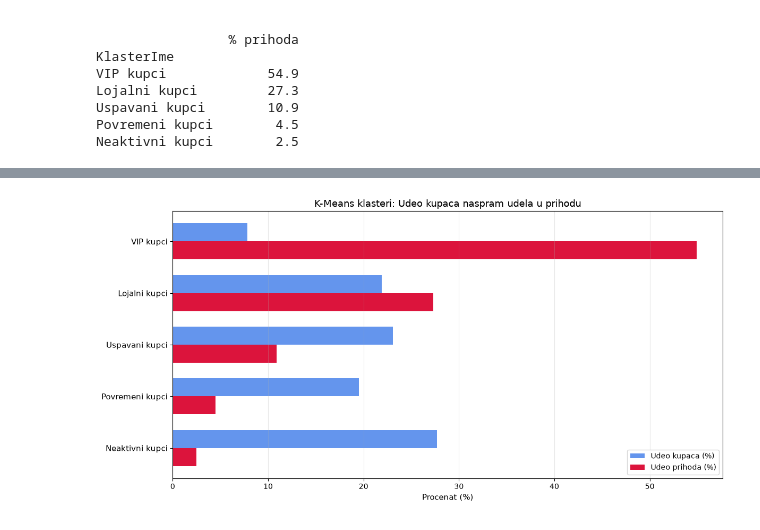
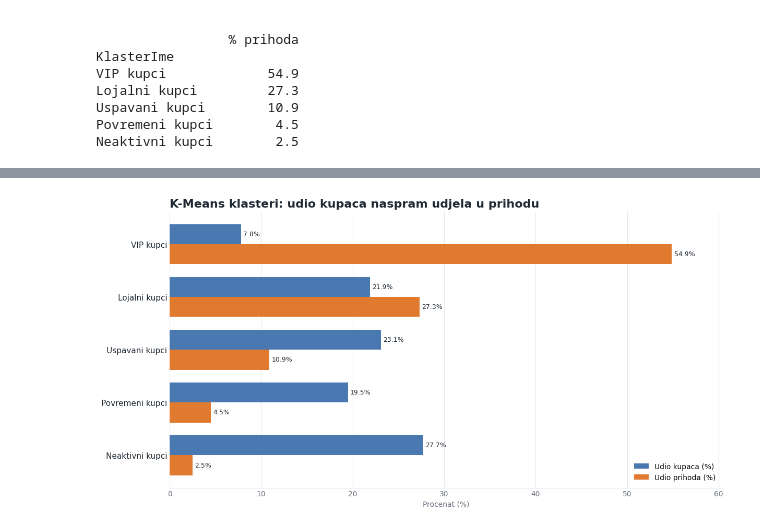
Before and after one commit to aaleksaacic/online-shop-analytics, a Jupyter notebook: notebooks/04_kmeans.ipynb, the cells around one changed output, grey strips where cells are left out. Saved outputs shown, nothing was run; the diff lists cells and outputs as text; code cells hidden in the pictures.

Commit message:
d4: clustering fix

```diff
--- a/notebooks/04_kmeans.ipynb
+++ b/notebooks/04_kmeans.ipynb
@@ -118,19 +105,16 @@ k=10: inercija=    2460  silueta=0.284
 # %%
-# Obučavanje modela sa k=5
 model = KMeans(n_clusters=5, random_state=42, n_init=10)
 rfm["Klaster"] = model.fit_predict(x_skalirano)
 
-# Dodeljivanje poslovnih imena na osnovu profila
-mapa_klastera = {
+cluster_map = {
     0: "Neaktivni kupci",
     1: "Lojalni kupci",
     2: "VIP kupci",
     3: "Uspavani kupci",
     4: "Povremeni kupci"
 }
-rfm["KlasterIme"] = rfm["Klaster"].map(mapa_klastera)
+rfm["KlasterIme"] = rfm["Klaster"].map(cluster_map)
 
-# Prikaz profila klastera
 profil = rfm.groupby("KlasterIme").agg(
     Kupaca=("CustomerID", "count"),
     Recency=("Recency", "mean"),
@@ -138,8 +122,8 @@ profil = rfm.groupby("KlasterIme").agg(
     Monetary=("Monetary", "mean"),
     Prihod=("Monetary", "sum"))
 
-profil["% kupaca"] = (profil.Kupaca / profil.Kupaca.sum() * 100).round(1)
-profil["% prihoda"] = (profil.Prihod / profil.Prihod.sum() * 100).round(1)
+profil["% kupaca"] = (profil["Kupaca"] / profil["Kupaca"].sum() * 100).round(1)
+profil["% prihoda"] = (profil["Prihod"] / profil["Prihod"].sum() * 100).round(1)
 
 print("Profil K-Means klastera:")
 print(profil.round(1).sort_values("% prihoda", ascending=False))
@@ -171,22 +147,44 @@ Neaktivni kupci        2.5
 # %%
-# Vizuelizacija strukture klastera: % kupaca vs % prihoda
-profil_sorted = profil.sort_values("% prihoda", ascending=True)
+INK, MUTED, GRID = "#1f2933", "#6b7280", "#e5e7eb"
+BASE, ACCENT = "#4a78b0", "#e07a2f"
 
-fig, ax = plt.subplots(figsize=(12, 6))
-y = np.arange(len(profil_sorted))
-height = 0.35
 
-ax.barh(y + height/2, profil_sorted["% kupaca"], height=height, label="Udeo kupaca (%)", color="cornflowerblue")
-ax.barh(y - height/2, profil_sorted["% prihoda"], height=height, label="Udeo prihoda (%)", color="crimson")
+def plot_customer_vs_revenue_share(df_plot, customers_col, revenue_col, title):
+    data = df_plot.sort_values(revenue_col, ascending=True)
 
-ax.set_yticks(y)
-ax.set_yticklabels(profil_sorted.index, fontsize=11)
-ax.set_xlabel("Procenat (%)", fontsize=11)
-ax.set_title("K-Means klasteri: Udeo kupaca naspram udela u prihodu", fontsize=13)
-ax.legend(loc="lower right")
-ax.grid(axis="x", alpha=0.3)
+    fig, ax = plt.subplots(figsize=(12, 6), constrained_layout=True)
+    y = np.arange(len(data))
+    height = 0.38
 
-plt.tight_layout()
-plt.show()
+    customer_bars = ax.barh(y + height / 2, data[customers_col], height=height,
+                            label="Udio kupaca (%)", color=BASE)
+    revenue_bars = ax.barh(y - height / 2, data[revenue_col], height=height,
+                           label="Udio prihoda (%)", color=ACCENT)
+
+    ax.bar_label(customer_bars, fmt="%.1f%%", padding=3, fontsize=9, color=INK)
+    ax.bar_label(revenue_bars, fmt="%.1f%%", padding=3, fontsize=9, color=INK)
+
+    ax.set_yticks(y)
+    ax.set_yticklabels(data.index, fontsize=11, color=INK)
+    ax.set_xlabel("Procenat (%)", color=MUTED)
+    ax.set_title(title, loc="left", fontsize=16, fontweight="bold", color=INK)
+    ax.margins(x=0.1)
+
+    ax.tick_params(axis="x", colors=MUTED, length=0)
+    ax.tick_params(axis="y", length=0)
+    ax.set_axisbelow(True)
+    ax.xaxis.grid(True, color=GRID, linewidth=0.8)
+    for side in ("top", "right", "left"):
+        ax.spines[side].set_visible(False)
+    ax.spines["bottom"].set_color(GRID)
+
+    ax.legend(frameon=False, loc="lower right")
+    plt.show()
+
+
+plot_customer_vs_revenue_share(
+    profil, "% kupaca", "% prihoda",
+    "K-Means klasteri: udio kupaca naspram udjela u prihodu"
+)
 # %% [output]
-[figure, old version]
+[figure, new version]
```
Also changed, not shown: parts of 17 cells of this notebook.
